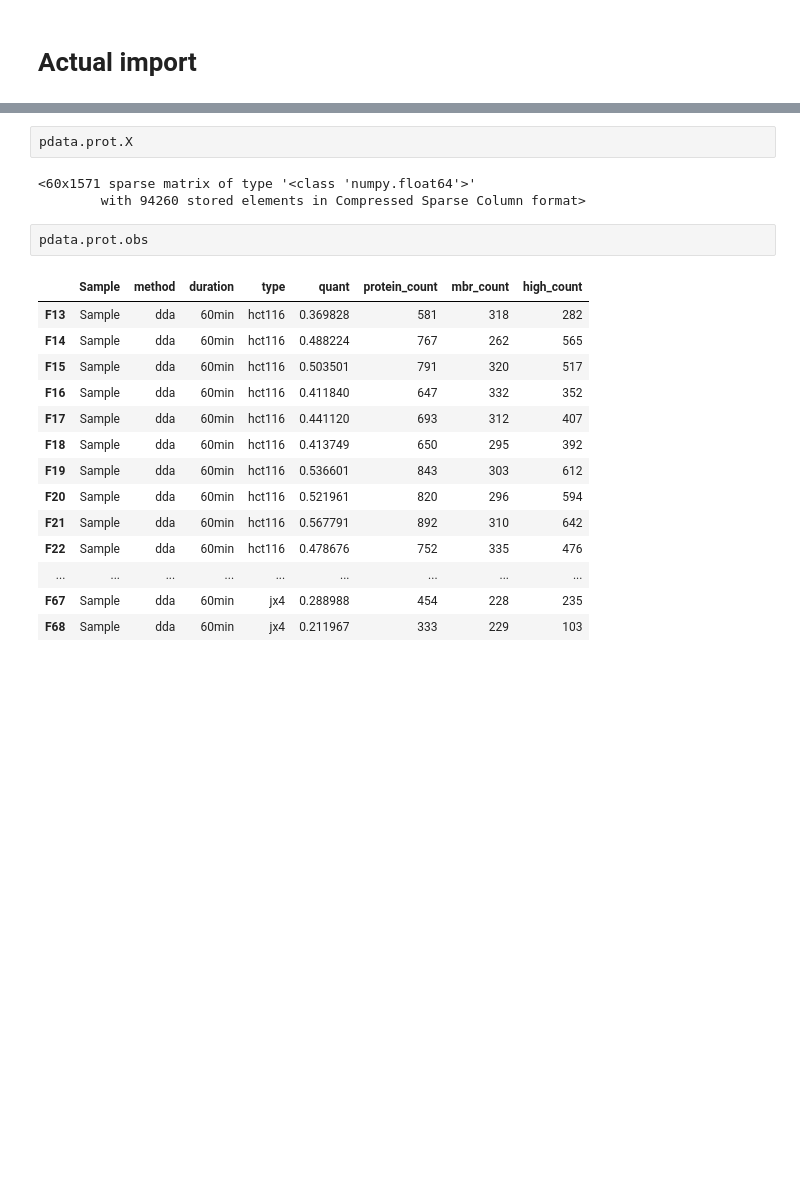
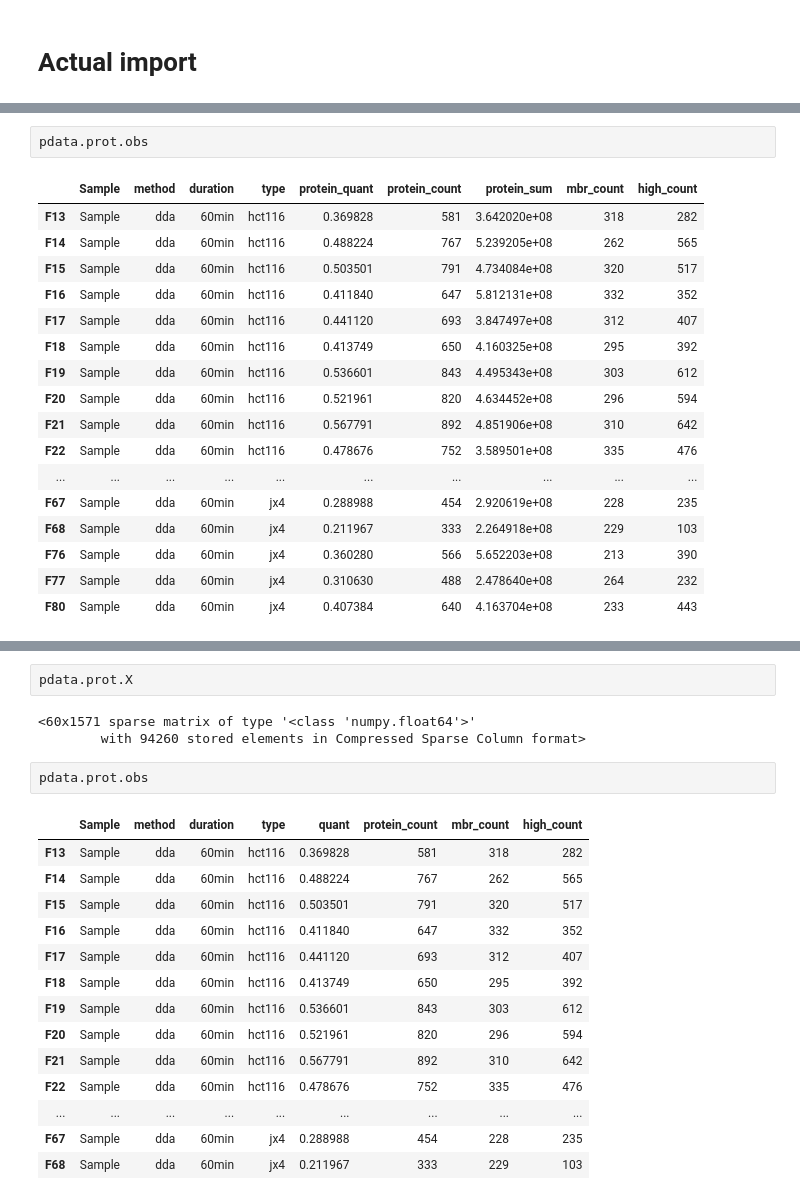
Before and after one commit to gnaprs/scviz, a Jupyter notebook: dev/dev_OOP.ipynb, the cells around one changed output, grey strips where cells are left out. Drawn from its saved outputs; the diff is of its cells as text; blank space fills up the shorter version.

```diff
--- a/dev/dev_OOP.ipynb
+++ b/dev/dev_OOP.ipynb
@@ -91,0 +74,20 @@ pAnnData object created. Use `print(pdata)` to view the object.
+# %%
+pdata.prot.obs
+# %% [output]
+|  | Sample | method | duration | type | protein_quant | protein_count | protein_sum | mbr_count | high_count |
+| F13 | Sample | dda | 60min | hct116 | 0.369828 | 581 | 3.642020e+08 | 318 | 282 |
+| F14 | Sample | dda | 60min | hct116 | 0.488224 | 767 | 5.239205e+08 | 262 | 565 |
+| F15 | Sample | dda | 60min | hct116 | 0.503501 | 791 | 4.734084e+08 | 320 | 517 |
+| F16 | Sample | dda | 60min | hct116 | 0.411840 | 647 | 5.812131e+08 | 332 | 352 |
+| F17 | Sample | dda | 60min | hct116 | 0.441120 | 693 | 3.847497e+08 | 312 | 407 |
+| F18 | Sample | dda | 60min | hct116 | 0.413749 | 650 | 4.160325e+08 | 295 | 392 |
+| F19 | Sample | dda | 60min | hct116 | 0.536601 | 843 | 4.495343e+08 | 303 | 612 |
+| F20 | Sample | dda | 60min | hct116 | 0.521961 | 820 | 4.634452e+08 | 296 | 594 |
+| F21 | Sample | dda | 60min | hct116 | 0.567791 | 892 | 4.851906e+08 | 310 | 642 |
+| F22 | Sample | dda | 60min | hct116 | 0.478676 | 752 | 3.589501e+08 | 335 | 476 |
+| ... | ... | ... | ... | ... | ... | ... | ... | ... | ... |
+| F67 | Sample | dda | 60min | jx4 | 0.288988 | 454 | 2.920619e+08 | 228 | 235 |
+| F68 | Sample | dda | 60min | jx4 | 0.211967 | 333 | 2.264918e+08 | 229 | 103 |
+| F76 | Sample | dda | 60min | jx4 | 0.360280 | 566 | 5.652203e+08 | 213 | 390 |
+| F77 | Sample | dda | 60min | jx4 | 0.310630 | 488 | 2.478640e+08 | 264 | 232 |
+| F80 | Sample | dda | 60min | jx4 | 0.407384 | 640 | 4.163704e+08 | 233 | 443 |
```
Also changed, not shown: parts of 18 cells of this notebook, 5 other files.
